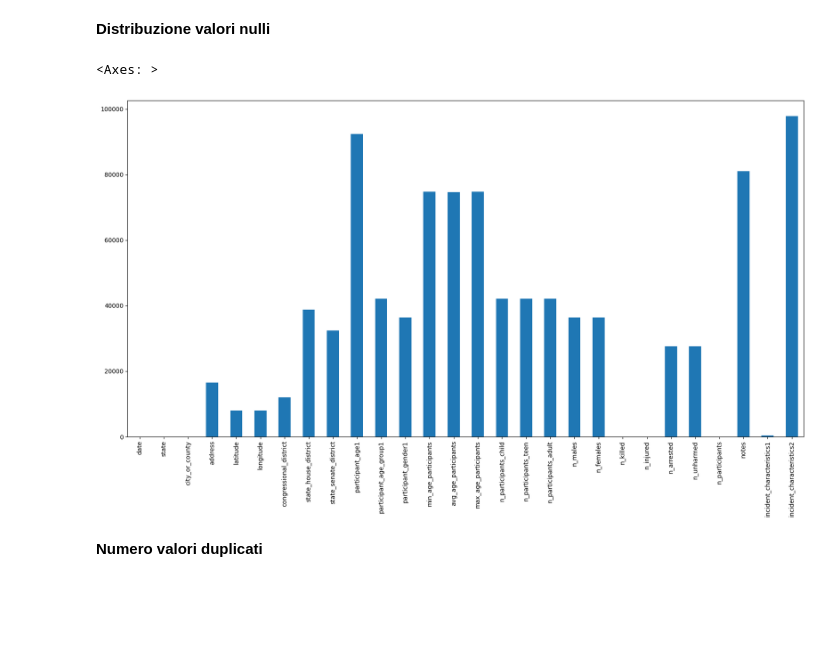
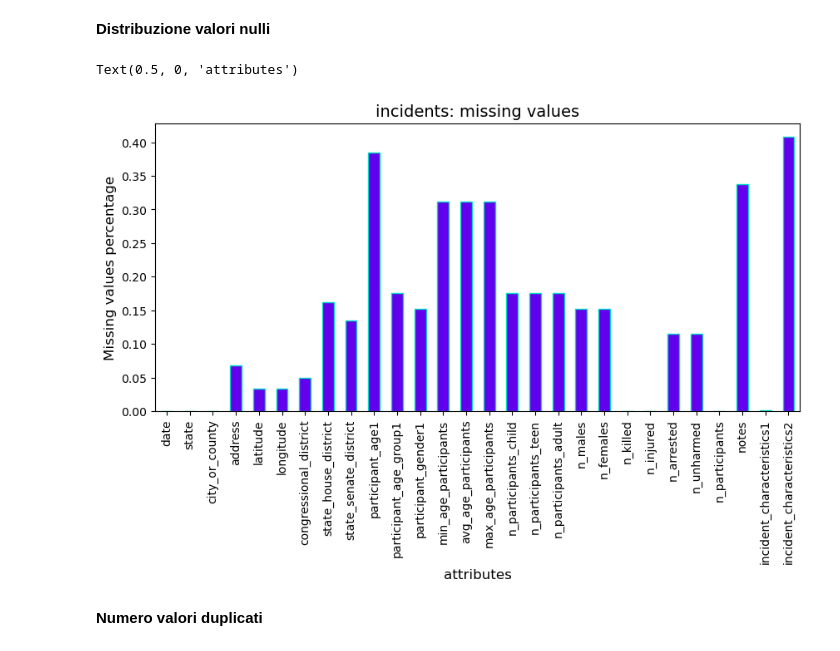
Before and after one commit to KamerC1/DM, a Jupyter notebook: src/data_understanding/incidents.ipynb, the cells around one changed output. Drawn from its saved outputs; the diff is of its cells as text; code cells hidden in the pictures; blank space fills up the shorter version.

```diff
--- a/src/data_understanding/incidents.ipynb
+++ b/src/data_understanding/incidents.ipynb
@@ -13,3 +15,5 @@ def contiene_decimali(series):
 # %%
 df = pd.read_csv('../../data/incidents.csv')
 df.shape
+color = "#6200EE"
+edgecolor= "#03DAC5"
@@ -41,12 +43,15 @@ dtypes: float64(11), int64(2), object(15)
 memory usage: 51.2+ MB
 # %% [markdown]
 **Distribuzione valori nulli**
-# %%
-plt.figure(figsize=(20, 10))
-df.isnull().sum().plot(kind='bar')
-# %% [output]
-<Axes: >
-[figure, removed]
+# %%
+plt.figure(figsize=(10, 4.5))
+ax= (df.isnull().sum()/239677).plot(kind='bar', color=color, edgecolor=edgecolor,fontsize=10)
+ax.set_title("incidents: missing values",fontsize=14)
+ax.set_ylabel("Missing values percentage",fontsize=12)
+ax.set_xlabel("attributes",fontsize=12)
+# %% [output]
+Text(0.5, 0, 'attributes')
+[figure, added]
 # %% [markdown]
 **Numero valori duplicati**
 # %%
```
Also changed, not shown: parts of 4 cells of this notebook, 1 other file.
